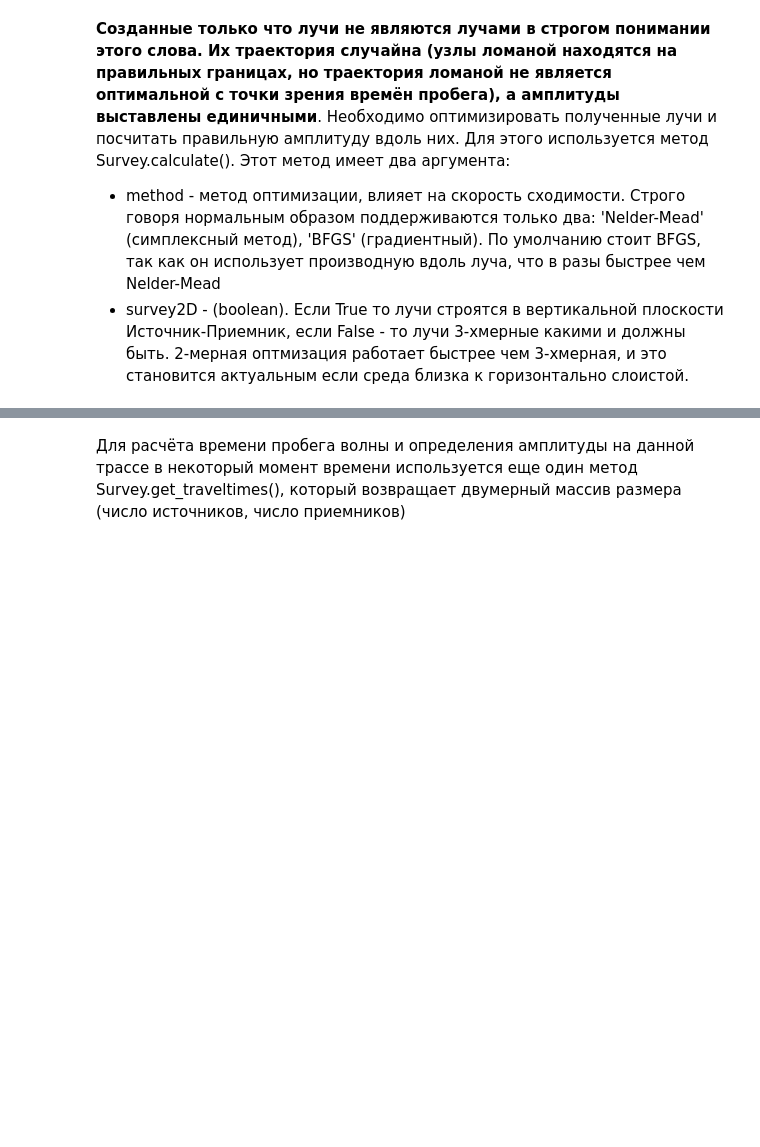
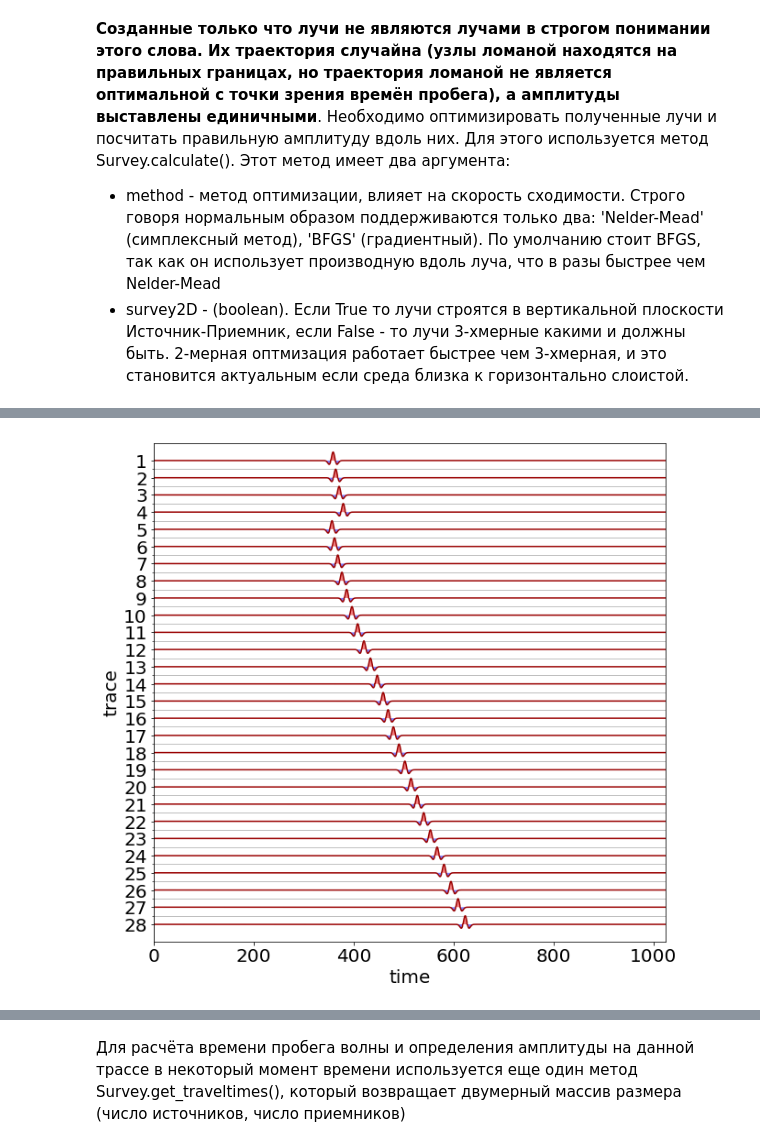
Before and after one commit to loginovgeorgy/seistools, a Jupyter notebook: QuickStart_LG.ipynb, the cells around one changed output, grey strips where cells are left out. Drawn from its saved outputs; the diff is of its cells as text; code cells hidden in the pictures; blank space fills up the shorter version.

```diff
--- a/QuickStart_LG.ipynb
+++ b/QuickStart_LG.ipynb
@@ -308,0 +321,5 @@ Wall time: 39.3 s
+# %%
+traces = seislet.seismic_signal(tau=survey_borehole.traveltimes.T, ns=1024)
+plot_seismic.plot_traces(traces, fill_positive=True, fill_negative='b', invert_y_axis=True)
+# %% [output]
+[figure, added]
```
Also changed, not shown: parts of 9 cells of this notebook, 4 other files.
